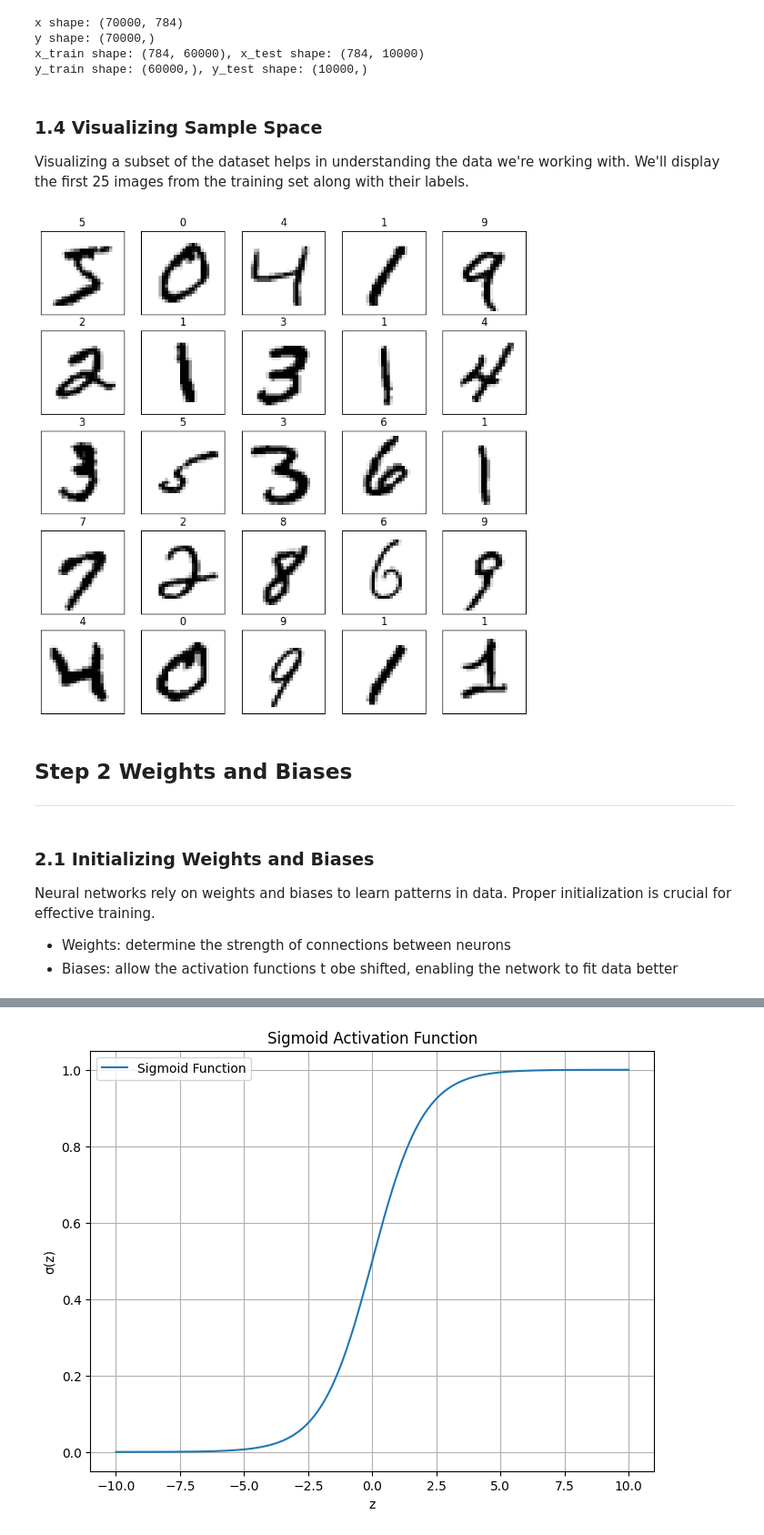
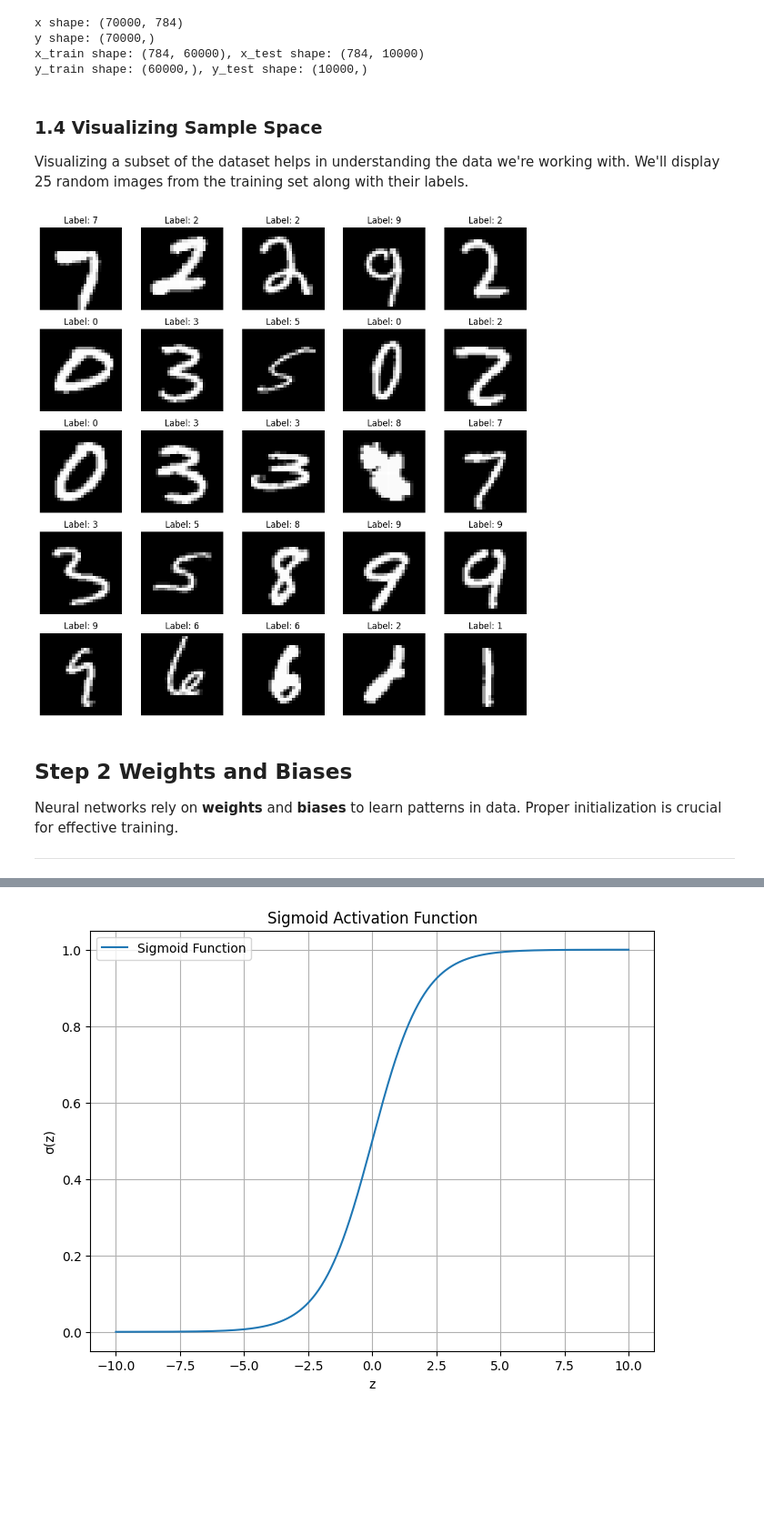
Before and after one commit to dinosaur-oatmeal/MNIST-Walkthrough, a Jupyter notebook: MNIST-Walkthrough.ipynb, the cells around one changed output, grey strips where cells are left out. Shown at 91% size. Cells and saved outputs as stored; diff of their text form; code cells hidden in the pictures; blank space fills up the shorter version.

Commit message:
first iteration of ipynb done

```diff
--- a/MNIST-Walkthrough.ipynb
+++ b/MNIST-Walkthrough.ipynb
@@ -66,29 +79,34 @@ y_train shape: (60000,), y_test shape: (10000,)
 # %% [markdown]
 ### 1.4 Visualizing Sample Space
 
-Visualizing a subset of the dataset helps in understanding the data we're working with. We'll display the first 25 images from the training set along with their labels.
+Visualizing a subset of the dataset helps in understanding the data we're working with. We'll display 25 random images from the training set along with their labels.
-# %%
-# Plot the first 25 images from the training set
-plt.figure(figsize=(10,10))
-
-for i in range(25):
-    plt.subplot(5,5,i+1) # 5 rows and 5 columns
-    plt.xticks([])  # Remove x-axis ticks
-    plt.yticks([])  # Remove y-axis ticks
-    plt.grid(False) # Remove gridlines
-    plt.imshow(x_train[:, i].reshape(28, 28), cmap=plt.cm.binary)  # Reshape to (28,28)
-    plt.title(y_train[i])
-
-plt.show()
-# %% [output]
-[figure, removed]
-# %% [markdown]
-## Step 2 Weights and Biases
----
+# %%
+# Function to visualize sample images
+def visualize_samples(x, y, num_samples=25):
+
+    plt.figure(figsize=(10,10))
+    indices = np.random.choice(x.shape[1], num_samples, replace=False)
+
+    for i, idx in enumerate(indices):
+
+        image = x[:, idx].reshape(28, 28)
+        label = y[idx]
+
+        plt.subplot(5, 5, i+1)
+        plt.imshow(image, cmap='gray')
+        plt.title(f"Label: {label}")
+        plt.axis('off')
+
+    plt.tight_layout()
+    plt.show()
+
+# Visualize sample images from the training set
+visualize_samples(x_train, y_train)
+# %% [output]
+[figure, added]
 # %% [markdown]
-### 2.1 Initializing Weights and Biases
+## Step 2 Weights and Biases
 
-Neural networks rely on weights and biases to learn patterns in data. Proper initialization is crucial for effective training.
+Neural networks rely on **weights** and **biases** to learn patterns in data. Proper initialization is crucial for effective training.
 
-* Weights: determine the strength of connections between neurons
-* Biases: allow the activation functions t obe shifted, enabling the network to fit data better
+---
```
Also changed, not shown: parts of 90 cells of this notebook, 1 other file.
